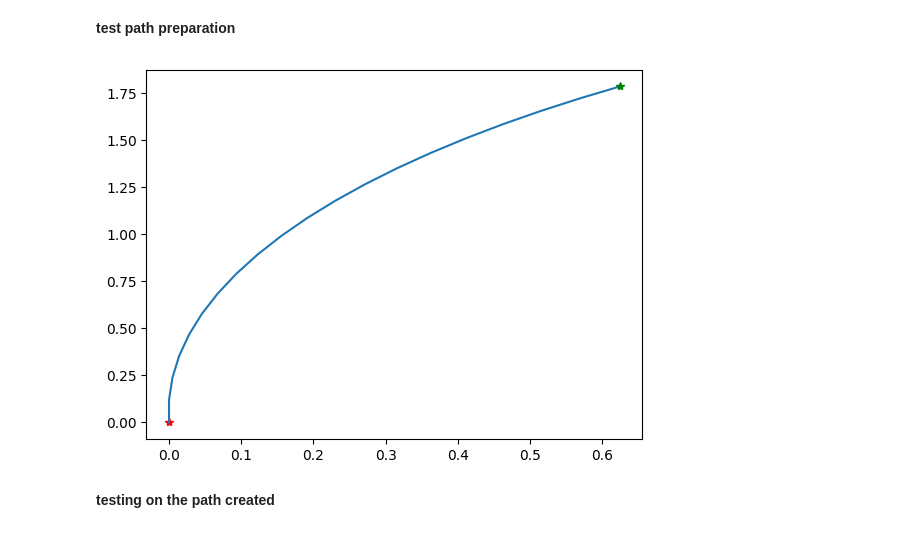
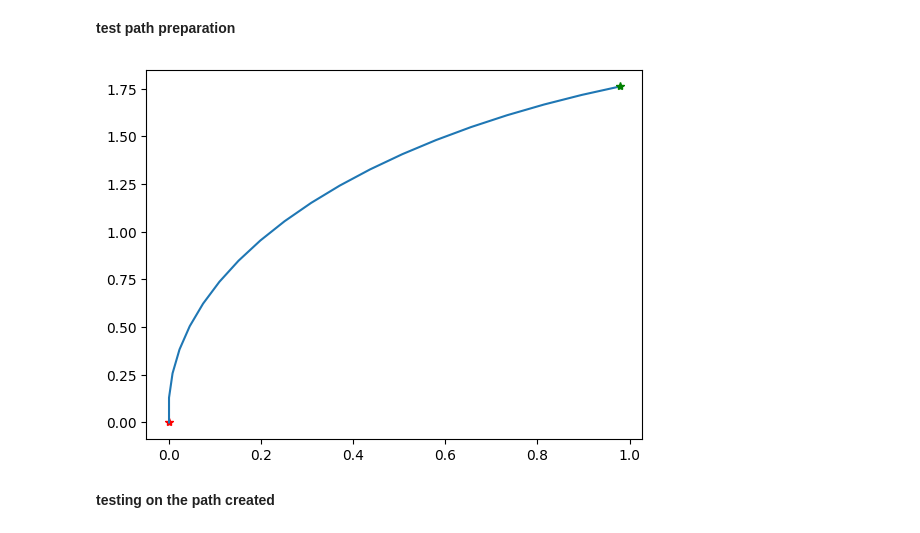
Before and after one commit to SinaRabiee/UGV_Obstacle_Avoidance, a Jupyter notebook: final.ipynb, the cells around one changed output. Drawn from its saved outputs; the diff is of its cells as text; code cells hidden in the pictures.

```diff
--- a/final.ipynb
+++ b/final.ipynb
@@ -518,33 +551,33 @@ plt.show()
 # %% [markdown]
 **test path preparation**
 # %%
-pwm_left1 = np.arange(70,50,-1)
+pwm_left1 = np.arange(80,60,-1)
 pwm_right1 = np.arange(50,30,-1)
 
 pwm_right = np.pad(pwm_right1, (max_length-len(pwm_right1),0), 'constant', constant_values=(0,))
 pwm_left = np.pad(pwm_left1, (max_length-len(pwm_left1),0), 'constant', constant_values=(0,))
 x,y= position(pwm_right, pwm_left)
 
 test_data = pd.DataFrame({'pwm_left': np.array(pwm_left).reshape(-1,),
                           'pwm_right': np.array(pwm_right).reshape(-1,),
                           'x position': np.array(x).reshape(-1,),
                           'y position': np.array(y).reshape(-1,)})
 
 test_data = feature_normalizer_std(test_data)
 
 in_seq1 = np.array(test_data[["pwm_left"]]).reshape(-1, 1)
 in_seq2 = np.array(test_data[["pwm_right"]]).reshape(-1, 1)
 in_seq3 = np.array(test_data[["x position"]]).reshape(-1, 1)
 in_seq4 = np.array(test_data[["y position"]]).reshape(-1, 1)
 out_seq1 = np.array(test_data[["x position"]]).reshape(-1, 1)
 out_seq2 = np.array(test_data[["y position"]]).reshape(-1, 1)
 
 dataset = np.hstack((in_seq1, in_seq2, in_seq4, in_seq4, out_seq1, out_seq2))
 x_test, y_test = split_sequences(dataset, n_steps)
 n_input = x_test.shape[1] * x_test.shape[2]
 x_test = x_test.reshape((x_test.shape[0], n_input))
 # %% [output]
-[figure, old version]
+[figure, new version]
 # %% [markdown]
 **testing on the path created**
 # %%
```
Also changed, not shown: parts of 17 cells of this notebook, 3 other files.
